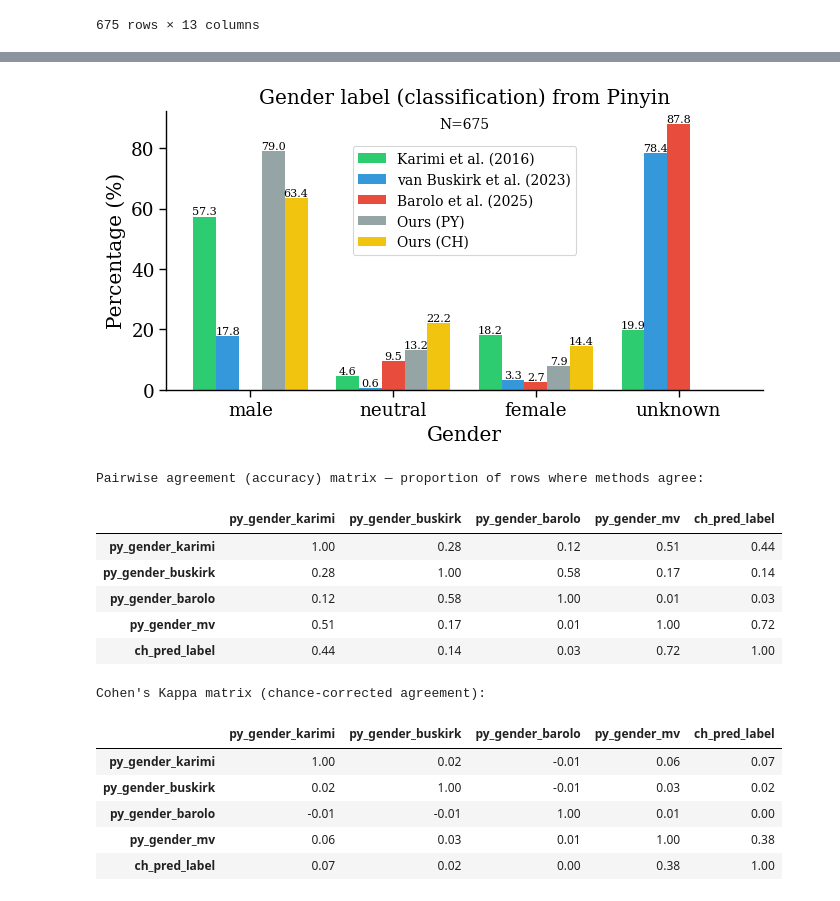
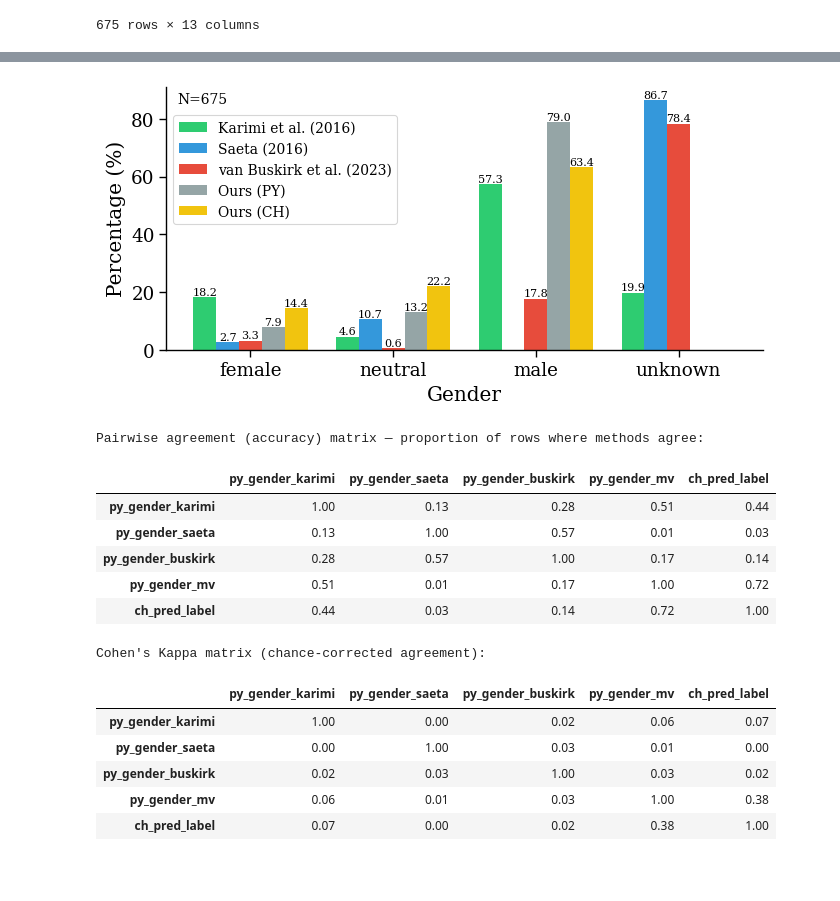
Before and after one commit to CSHVienna/chinese-names-gender, a Jupyter notebook: code/notebooks/4_predictions_py.ipynb, the cells around one changed output, grey strips where cells are left out. Cells and saved outputs as stored; diff of their text form; code cells hidden in the pictures; blank space fills up the shorter version.

```diff
--- a/code/notebooks/4_predictions_py.ipynb
+++ b/code/notebooks/4_predictions_py.ipynb
@@ -126,7 +129,7 @@ df_aps_barolo_clean_ch_py.head(1)
 1 rows × 21 columns
 # %%
 df_aps_barolo_ch = df_aps_barolo_clean_ch_py.query('ch_givenname.notna()').copy()
-df_aps_barolo_ch.rename(columns={'givenname_clean': 'py_givenname', 'gender_clean': 'py_gender_barolo'}, inplace=True)
-df_aps_barolo_ch.loc[:,'py_gender_barolo'] = df_aps_barolo_ch.loc[:,'py_gender_barolo'].replace({'unisex': 'neutral'})
+df_aps_barolo_ch.rename(columns={'givenname_clean': 'py_givenname', 'gender_clean': 'py_gender_saeta'}, inplace=True)
+df_aps_barolo_ch.loc[:,'py_gender_saeta'] = df_aps_barolo_ch.loc[:,'py_gender_saeta'].replace({'unisex': 'neutral'})
 df_aps_barolo_ch.shape
 # %% [output]
@@ -181,7 +184,7 @@ df_aps_ch_agg
 df_aps_barolo_ch_agg = (
     df_aps_barolo_ch
     .groupby(["ch_givenname", "py_givenname"], as_index=False)
-    .agg({col: categorical.aggregate_gender for col in ["py_gender_barolo"]})
+    .agg({col: categorical.aggregate_gender for col in ["py_gender_saeta"]})
 )
 df_aps_barolo_ch_agg = df_aps_barolo_ch_agg.groupby(["ch_givenname"]).filter(lambda x: x.py_givenname.nunique() == 1).copy() # TODO: check chinese/pinyin givenname extraction
 df_aps_barolo_ch_agg
@@ -204,7 +207,7 @@ assert df_py.ch_givenname.nunique() == df_py.shape[0]
 assert df_aps_ch_agg.ch_givenname.nunique() == df_aps_ch_agg.shape[0]
 assert df_aps_barolo_ch_agg.ch_givenname.nunique() == df_aps_barolo_ch_agg.shape[0]
 # %%
-df_py_genders = df_py.set_index('ch_givenname').join(df_aps_ch_agg.set_index('ch_givenname'), how='inner', lsuffix='_ours').join(df_aps_barolo_ch_agg.set_index('ch_givenname'), how='left', rsuffix='_barolo')
+df_py_genders = df_py.set_index('ch_givenname').join(df_aps_ch_agg.set_index('ch_givenname'), how='inner', lsuffix='_ours').join(df_aps_barolo_ch_agg.set_index('ch_givenname'), how='left', rsuffix='_saeta')
 df_py_genders.shape
 # %% [output]
 (675, 23)
@@ -233,13 +236,21 @@ df_py_genders[cols]
 # %%
 METHOD_LABELS = {
         "py_gender_karimi": "Karimi et al. (2016)",
+        'py_gender_saeta': 'Saeta (2016)',
         "py_gender_buskirk": "van Buskirk et al. (2023)",
-        'py_gender_barolo': 'Barolo et al. (2025)',
         "py_gender_mv": "Ours (PY)",
         "ch_pred_label": "Ours (CH)"
     }
 
-METHOD_ORDER = ['py_gender_karimi', "py_gender_buskirk", 'py_gender_barolo','py_gender_mv','ch_pred_label']
+METHOD_LABELS_SHORT = {
+        "py_gender_karimi": "Kar.",
+        'py_gender_saeta': "Sae.",
+        "py_gender_buskirk": "vBu.",
+        "py_gender_mv": "(PY)",
+        "ch_pred_label": "(CH)"
+    }
+
+METHOD_ORDER = ['py_gender_karimi', 'py_gender_saeta',"py_gender_buskirk", 'py_gender_mv', 'ch_pred_label']
 
 PINYIN_AGG_LABELS = {'py_gender_avg_all': 'Mean (all chars)',
                      'py_gender_weighted_pop_NU': 'Weighted pop.',
@@ -280,21 +293,24 @@ for col, label in PINYIN_AGG_LABELS.items():
 # %%
+fn = f'{PLOT_DIR}/py_gender_baseline_comparison.pdf'
+
 fig, ax = vis.plot_gender_comparison(
     df_py_genders,
     method_order=METHOD_ORDER,
     method_labels=METHOD_LABELS,
-    xlabel_order=categorical.GENDER_LABELS_3 + [categorical.UNKNOWN],
+    xlabel_order=['female', 'neutral', 'male', 'unknown'],
     colors=["#2ecc71", "#3498db", "#e74c3c", "#95a5a6", "#f1c40f"],
     use_percentages=True,
     annotate_bars=True,
-    title=f"Gender label (classification) from Pinyin",
-    n_annotation_kwargs={"fontsize": 10, "x": 0.5, "y":0.98, "ha": "center"} ,
-    legend_kwargs={"loc": "upper center", "bbox_to_anchor": (0.5, 0.9), 'fontsize': 10},
-    figsize=(7, 4)
+    title=None, #f"Gender label (classification) from Pinyin",
+    fn = fn,
+    n_annotation_kwargs={"fontsize": 10, "x": 0.06, "y":0.98, "ha": "center"} ,
+    legend_kwargs={"loc": "upper left", "bbox_to_anchor": (0., 0.92), 'fontsize': 10},
+    figsize=(7, 3.6),
 )
 vis.plt.show()
 vis.plt.close()
 # %% [output]
-[figure, old version]
+[figure, new version]
 # %%
 
 # 1) Pairwise agreement (accuracy) matrix — proportion of rows where methods agree:
@@ -308,16 +324,16 @@ print("\nCohen's Kappa matrix (chance-corrected agreement):")
 display(kappa_gt_ch.round(2))
 # %% [output]
 Pairwise agreement (accuracy) matrix — proportion of rows where methods agree:
-|  | py_gender_karimi | py_gender_buskirk | py_gender_barolo | py_gender_mv | ch_pred_label |
-| py_gender_karimi | 1.00 | 0.28 | 0.12 | 0.51 | 0.44 |
-| py_gender_buskirk | 0.28 | 1.00 | 0.58 | 0.17 | 0.14 |
-| py_gender_barolo | 0.12 | 0.58 | 1.00 | 0.01 | 0.03 |
-| py_gender_mv | 0.51 | 0.17 | 0.01 | 1.00 | 0.72 |
-| ch_pred_label | 0.44 | 0.14 | 0.03 | 0.72 | 1.00 |
+|  | py_gender_karimi | py_gender_saeta | py_gender_buskirk | py_gender_mv | ch_pred_label |
+| py_gender_karimi | 1.00 | 0.13 | 0.28 | 0.51 | 0.44 |
+| py_gender_saeta | 0.13 | 1.00 | 0.57 | 0.01 | 0.03 |
+| py_gender_buskirk | 0.28 | 0.57 | 1.00 | 0.17 | 0.14 |
+| py_gender_mv | 0.51 | 0.01 | 0.17 | 1.00 | 0.72 |
+| ch_pred_label | 0.44 | 0.03 | 0.14 | 0.72 | 1.00 |
 Cohen's Kappa matrix (chance-corrected agreement):
-|  | py_gender_karimi | py_gender_buskirk | py_gender_barolo | py_gender_mv | ch_pred_label |
-| py_gender_karimi | 1.00 | 0.02 | -0.01 | 0.06 | 0.07 |
-| py_gender_buskirk | 0.02 | 1.00 | -0.01 | 0.03 | 0.02 |
-| py_gender_barolo | -0.01 | -0.01 | 1.00 | 0.01 | 0.00 |
-| py_gender_mv | 0.06 | 0.03 | 0.01 | 1.00 | 0.38 |
-| ch_pred_label | 0.07 | 0.02 | 0.00 | 0.38 | 1.00 |
+|  | py_gender_karimi | py_gender_saeta | py_gender_buskirk | py_gender_mv | ch_pred_label |
+| py_gender_karimi | 1.00 | 0.00 | 0.02 | 0.06 | 0.07 |
+| py_gender_saeta | 0.00 | 1.00 | 0.03 | 0.01 | 0.00 |
+| py_gender_buskirk | 0.02 | 0.03 | 1.00 | 0.03 | 0.02 |
+| py_gender_mv | 0.06 | 0.01 | 0.03 | 1.00 | 0.38 |
+| ch_pred_label | 0.07 | 0.00 | 0.02 | 0.38 | 1.00 |
```
Also changed, not shown: parts of 11 cells of this notebook, 23 other files.
